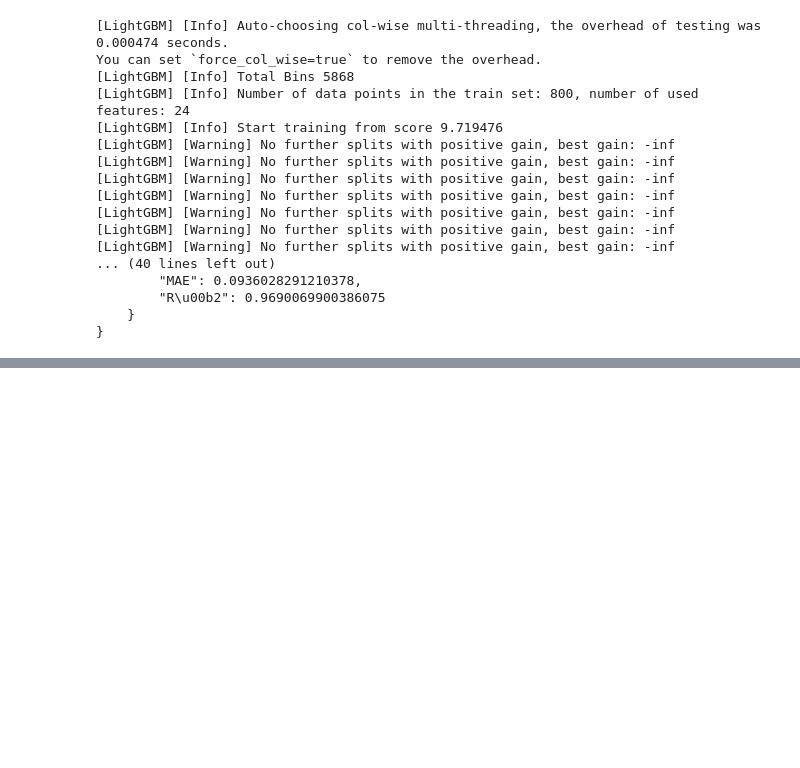
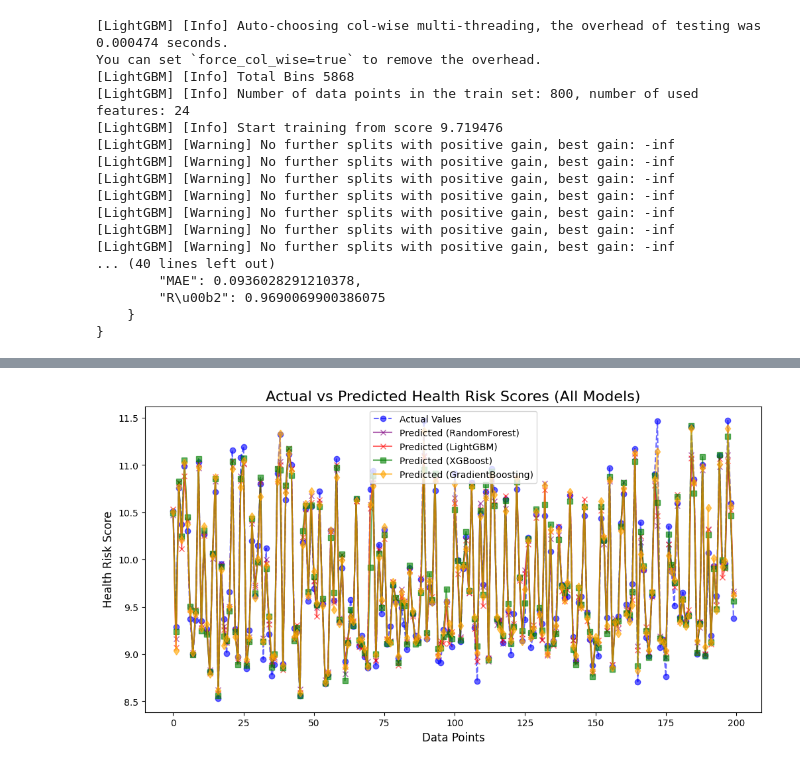
Before and after one commit to rich-hyun/5th-Static-Competition, a Jupyter notebook: static_jaehyun.ipynb, the cells around one changed output, grey strips where cells are left out. Saved outputs shown, nothing was run; the diff lists cells and outputs as text; code cells hidden in the pictures; blank space fills up the shorter version.

```diff
--- a/static_jaehyun.ipynb
+++ b/static_jaehyun.ipynb
@@ -475,0 +511,86 @@ You can set `force_col_wise=true` to remove the overhead.
+# %%
+# Importing necessary libraries
+import pandas as pd
+from sklearn.model_selection import train_test_split
+from sklearn.preprocessing import StandardScaler
+from sklearn.ensemble import RandomForestRegressor, GradientBoostingRegressor
+from sklearn.metrics import mean_absolute_error, r2_score
+import xgboost as xgb
+import lightgbm as lgb
+
+# Step 1: Load the Urban Air Quality and Health Impact Dataset
+url_dataset = "https://raw.githubusercontent.com/rich-hyun/5th-Static-Competition/main/Urban%20Air%20Quality%20and%20Health%20Impact%20Dataset.csv"
+df = pd.read_csv(url_dataset)
+
+# Step 2: Prepare the features by dropping unnecessary columns
+features_updated = df[['temp', 'tempmin', 'tempmax', 'precip', 'windgust', 'winddir', 'windspeed', 'dew',
+                       'humidity', 'pressure', 'solarradiation', 'snow', 'Temp_Range', 'feelslike', 'feelslikemax','Heat_Index']]
+
+# Target variable (Health_Risk_Score)
+target = df['Health_Risk_Score']
+
+# Step 3: Split the data into train and test sets
+X_train, X_test, y_train, y_test = train_test_split(features_updated, target, test_size=0.2, random_state=29)
+
+# Step 4: Scale the data
+scaler = StandardScaler()
+X_train_scaled = scaler.fit_transform(X_train)
+X_test_scaled = scaler.transform(X_test)
+
+# Step 5: Train RandomForest model
+rf_model = RandomForestRegressor(n_estimators=120, random_state=29)
+rf_model.fit(X_train_scaled, y_train)
+y_pred_rf = rf_model.predict(X_test_scaled)
+
+# Step 6: Train LightGBM model
+lgbm_model = lgb.LGBMRegressor(random_state=29)
+lgbm_model.fit(X_train_scaled, y_train)
+y_pred_lgbm = lgbm_model.predict(X_test_scaled)
+
+# Step 7: Train XGBoost model
+xgb_model = xgb.XGBRegressor(random_state=29)
+xgb_model.fit(X_train_scaled, y_train)
+y_pred_xgb = xgb_model.predict(X_test_scaled)
+
+# Step 8: Train GradientBoosting model
+gbr_model = GradientBoostingRegressor(random_state=29)
+gbr_model.fit(X_train_scaled, y_train)
+y_pred_gbr = gbr_model.predict(X_test_scaled)
+
+# Step 9: Evaluate all models using MAE and R2 Score
+mae_rf = mean_absolute_error(y_test, y_pred_rf)
+r2_rf = r2_score(y_test, y_pred_rf)
+
+mae_lgbm = mean_absolute_error(y_test, y_pred_lgbm)
+r2_lgbm = r2_score(y_test, y_pred_lgbm)
+
+mae_xgb = mean_absolute_error(y_test, y_pred_xgb)
+r2_xgb = r2_score(y_test, y_pred_xgb)
+
+mae_gbr = mean_absolute_error(y_test, y_pred_gbr)
+r2_gbr = r2_score(y_test, y_pred_gbr)
+
+# Step 10: Print model performance
+print("RandomForest - MAE: {:.4f}, R2: {:.4f}".format(mae_rf, r2_rf))
+print("LightGBM - MAE: {:.4f}, R2: {:.4f}".format(mae_lgbm, r2_lgbm))
+print("XGBoost - MAE: {:.4f}, R2: {:.4f}".format(mae_xgb, r2_xgb))
+print("GradientBoosting - MAE: {:.4f}, R2: {:.4f}".format(mae_gbr, r2_gbr))
+
+# Visualize comparison of actual vs predicted for each model
+import matplotlib.pyplot as plt
+import numpy as np
+
+plt.figure(figsize=(12, 6))
+plt.plot(np.arange(len(y_test)), y_test, label='Actual Values', color='blue', linestyle='--', marker='o', alpha=0.6)
+plt.plot(np.arange(len(y_test)), y_pred_rf, label='Predicted (RandomForest)', color='purple', linestyle='-', marker='x', alpha=0.6)
+plt.plot(np.arange(len(y_test)), y_pred_lgbm, label='Predicted (LightGBM)', color='red', linestyle='-', marker='x', alpha=0.6)
+plt.plot(np.arange(len(y_test)), y_pred_xgb, label='Predicted (XGBoost)', color='green', linestyle='-', marker='s', alpha=0.6)
+plt.plot(np.arange(len(y_test)), y_pred_gbr, label='Predicted (GradientBoosting)', color='orange', linestyle='-', marker='d', alpha=0.6)
+
+# Graph labels
+plt.title('Actual vs Predicted Health Risk Scores (All Models)', fontsize=16)
+plt.xlabel('Data Points', fontsize=12)
+plt.ylabel('Health Risk Score', fontsize=12)
+plt.legend()
+plt.show()
+# %% [output]
@@ -475,0 +614 @@ You can set `force_col_wise=true` to remove the overhead.
+[figure, added]
```
Also changed, not shown: parts of 8 cells of this notebook.
